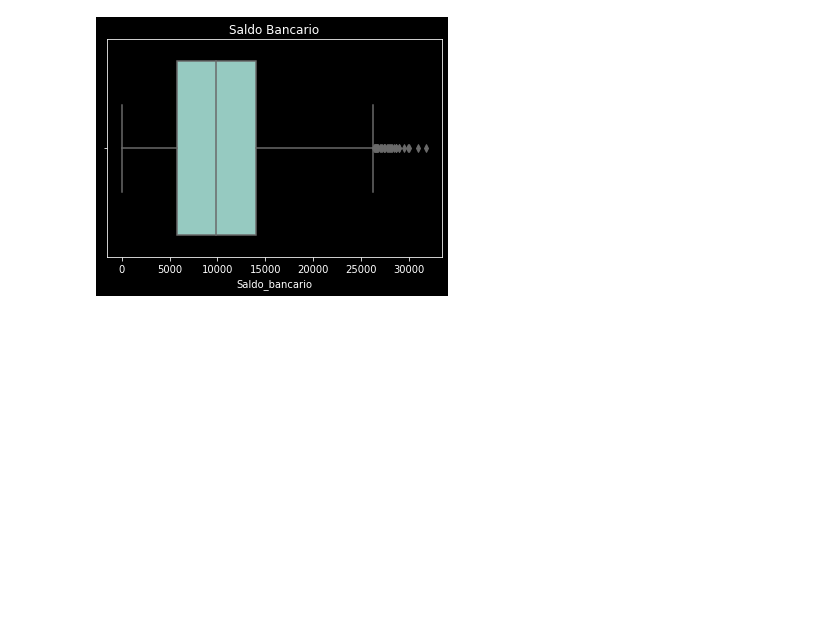
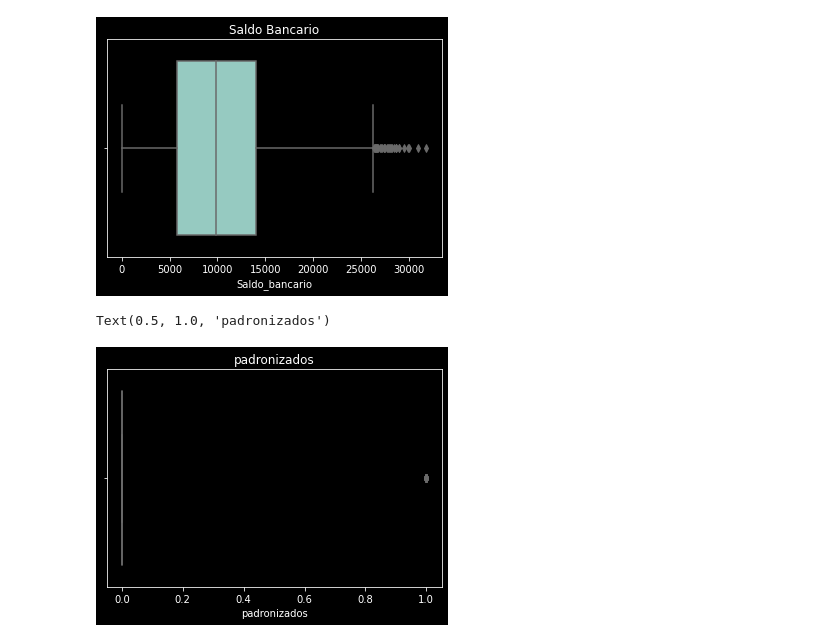
Before and after one commit to Joao-Inacio/Formacao-Cientista-de-Dados, a Jupyter notebook: lab/Projetos/Loan_Default/PratLoan.ipynb, the cells around one changed output. Cells and saved outputs as stored; diff of their text form; code cells hidden in the pictures; blank space fills up the shorter version.

```diff
--- a/lab/Projetos/Loan_Default/PratLoan.ipynb
+++ b/lab/Projetos/Loan_Default/PratLoan.ipynb
@@ -96,3 +112,10 @@ srn.boxplot(dados.Saldo_bancario).set_title('Saldo Bancario')
 # %% [output]
 Text(0.5, 1.0, 'Saldo Bancario')
 [figure]
+# %%
+#
+
+srn.boxplot(dados.padronizados).set_title('padronizados')
+# %% [output]
+Text(0.5, 1.0, 'padronizados')
+[figure, added]
```
Also changed, not shown: parts of 1 cell of this notebook.
